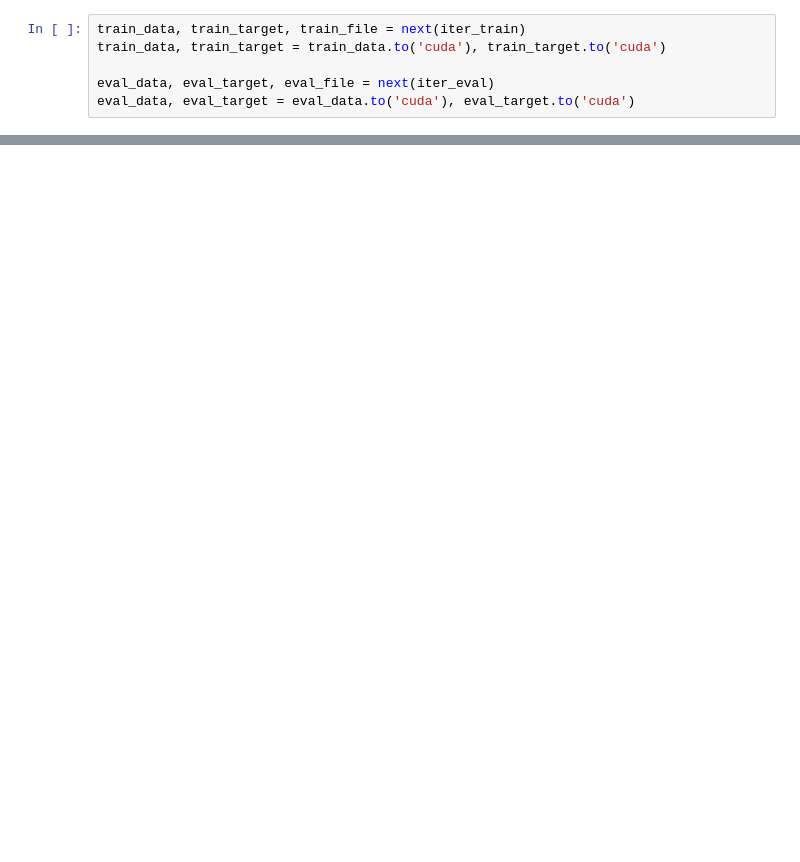
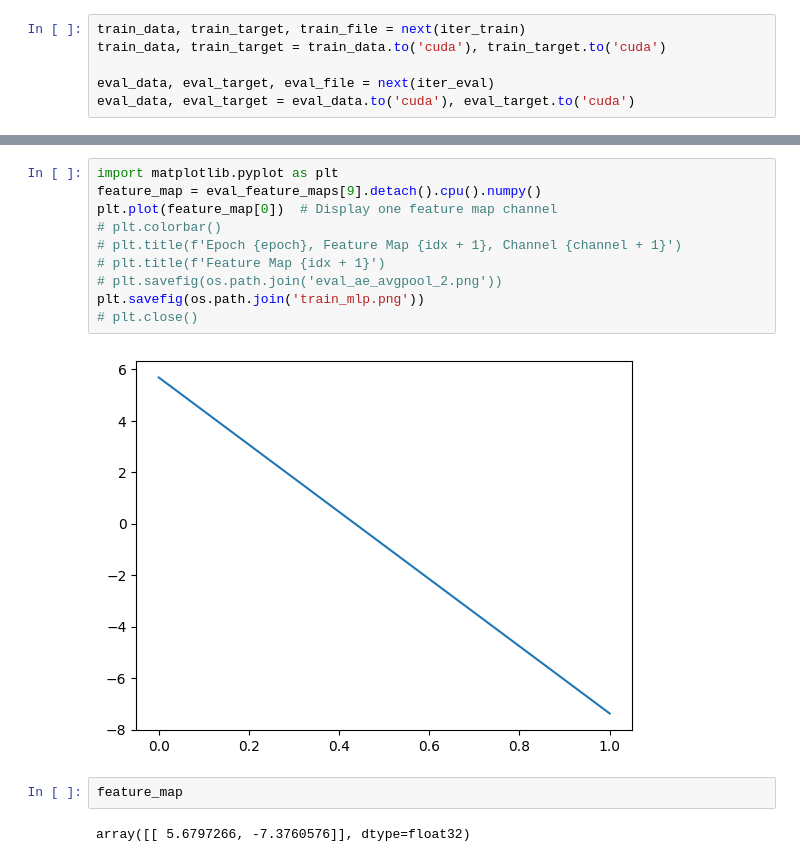
Before and after one commit to YossiZhao/CAE-T, a Jupyter notebook: Feature_map.ipynb, the cells around one changed output, grey strips where cells are left out. Cells and saved outputs as stored; diff of their text form; blank space fills up the shorter version.

```diff
--- a/Feature_map.ipynb
+++ b/Feature_map.ipynb
@@ -252,0 +349,16 @@ hook2.remove()
+# %%
+import matplotlib.pyplot as plt
+feature_map = eval_feature_maps[9].detach().cpu().numpy()
+plt.plot(feature_map[0])  # Display one feature map channel
+# plt.colorbar()
+# plt.title(f'Epoch {epoch}, Feature Map {idx + 1}, Channel {channel + 1}')
+# plt.title(f'Feature Map {idx + 1}')
+# plt.savefig(os.path.join('eval_ae_avgpool_2.png'))
+plt.savefig(os.path.join('train_mlp.png'))
+# plt.close()
+# %% [output]
+[figure, added]
+# %%
+feature_map
+# %% [output]
+array([[ 5.6797266, -7.3760576]], dtype=float32)
```
Also changed, not shown: parts of 8 cells of this notebook, 5 other files.
